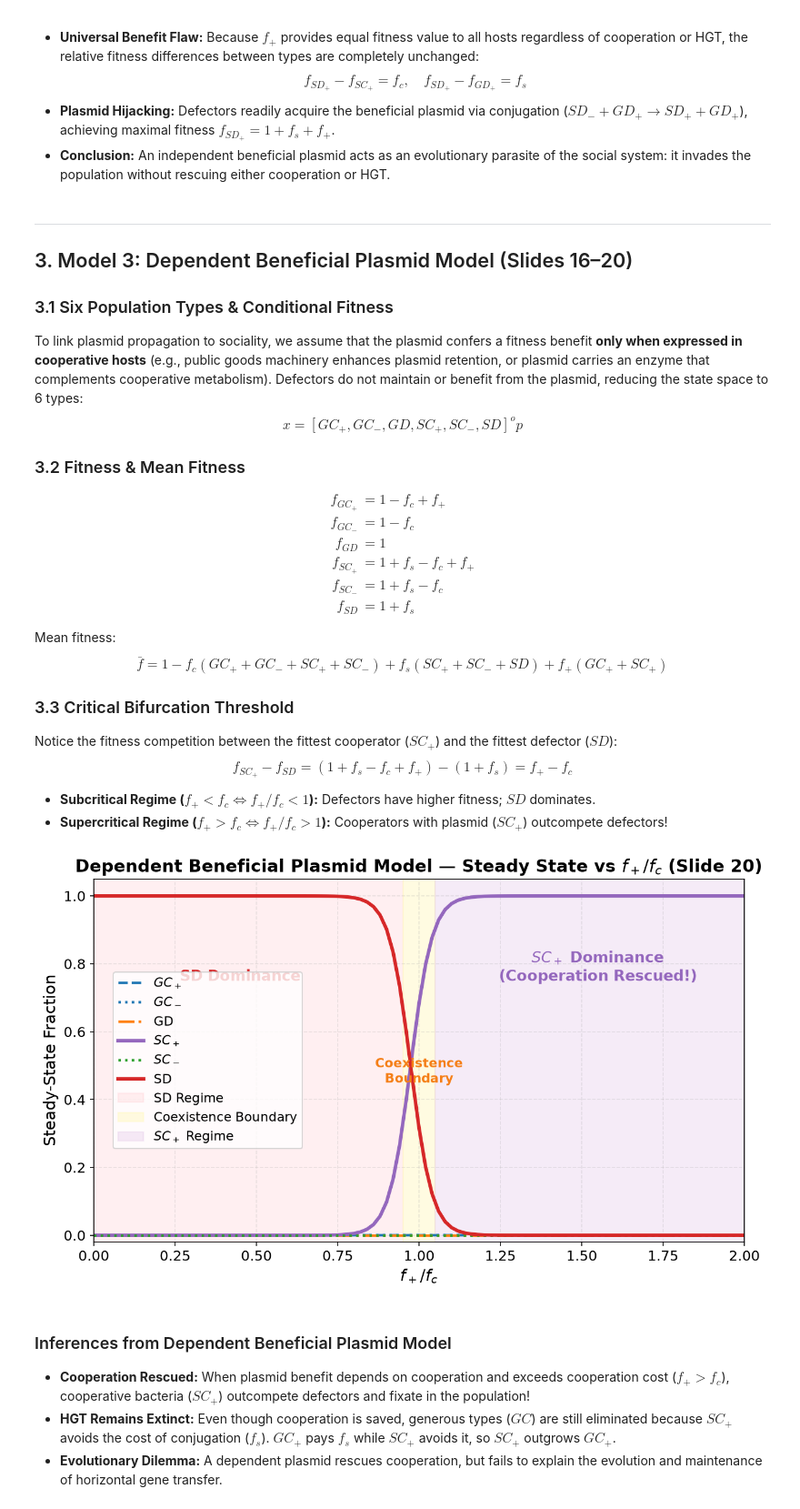
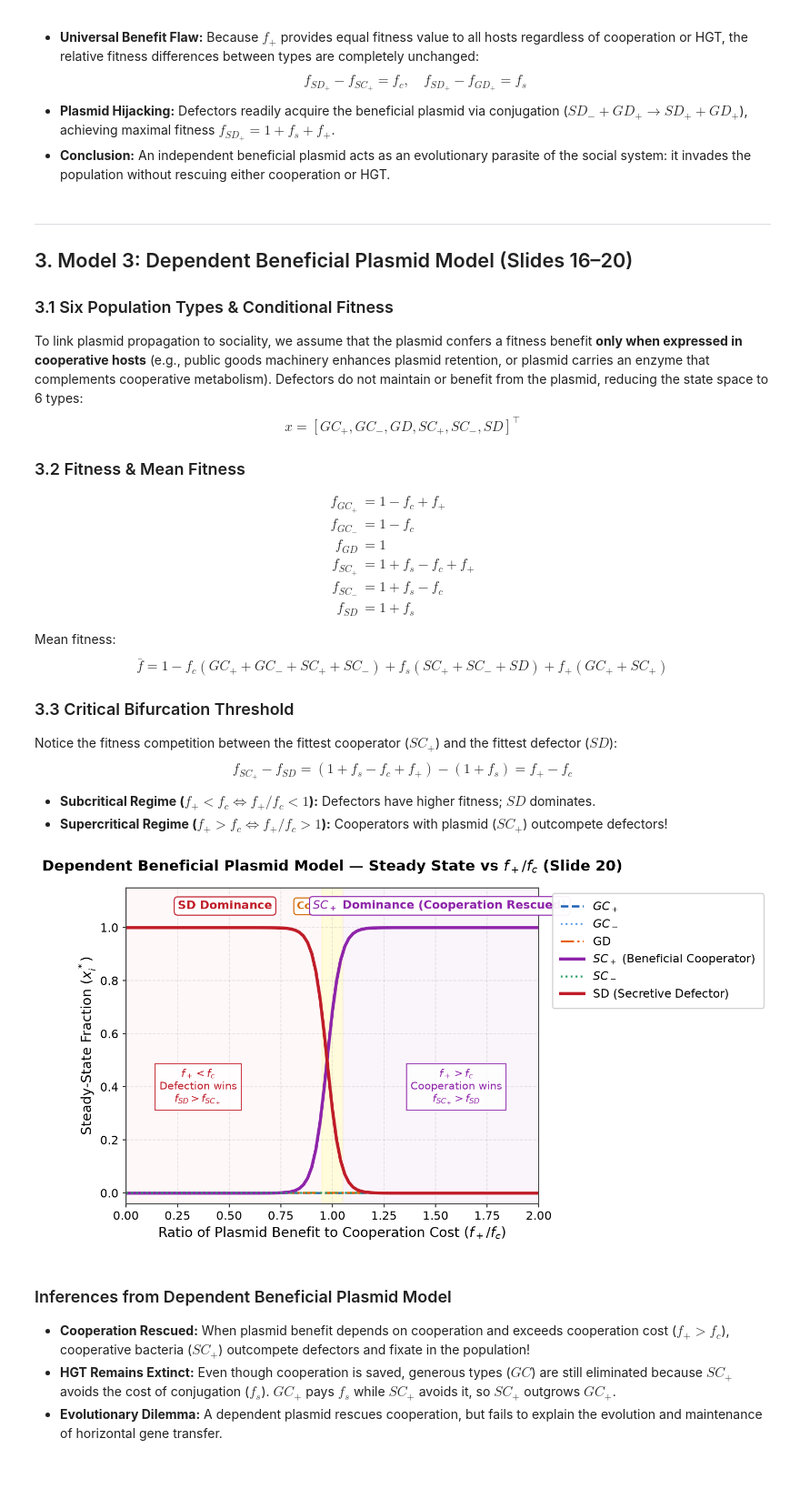
Before and after one commit to tshrayansh/To-Gossip-or-Not-To-Gossip, a Jupyter notebook: BEE26_To_Gossip_or_Not_To_Gossip.ipynb, the cells around one changed output. Shown at 91% size. Cells and saved outputs as stored; diff of their text form; code cells hidden in the pictures; blank space fills up the shorter version.

```diff
--- a/BEE26_To_Gossip_or_Not_To_Gossip.ipynb
+++ b/BEE26_To_Gossip_or_Not_To_Gossip.ipynb
@@ -303,7 +333,7 @@ plt.show()
 ### 3.1 Six Population Types & Conditional Fitness
 To link plasmid propagation to sociality, we assume that the plasmid confers a fitness benefit **only when expressed in cooperative hosts** (e.g., public goods machinery enhances plasmid retention, or plasmid carries an enzyme that complements cooperative metabolism).
 Defectors do not maintain or benefit from the plasmid, reducing the state space to 6 types:
-$$x = [GC_+, GC_-, GD, SC_+, SC_-, SD]^	op$$
+$$x = [GC_+, GC_-, GD, SC_+, SC_-, SD]^\top$$
 
 ### 3.2 Fitness & Mean Fitness
 $$\begin{aligned}
@@ -336,55 +366,75 @@ def dependent_plasmid_ode(t, y, alpha, fc, fs, fplus):
 
     f_bar = (1.0 - fc * (GC_p + GC_m + SC_p + SC_m)
              + fs * (SC_p + SC_m + SD)
              + fplus * (GC_p + SC_p))
 
     dGC_p = (f_GC_p - f_bar) * GC_p + alpha * (GC_p * GD + GC_p * GC_m)
     dGC_m = (f_GC_m - f_bar) * GC_m + alpha * (GC_m * GD + GC_m * SD - GC_p * GC_m)
     dGD   = (f_GD   - f_bar) * GD   - alpha * (GC_p * GD + GC_m * GD)
     dSC_p = (f_SC_p - f_bar) * SC_p + alpha * (GC_p * SD + SC_m * GC_p)
     dSC_m = (f_SC_m - f_bar) * SC_m - alpha * (SC_m * GC_p)
     dSD   = (f_SD   - f_bar) * SD   - alpha * (GC_p * SD + GC_m * SD)
 
     return [dGC_p, dGC_m, dGD, dSC_p, dSC_m, dSD]
 
-# 1. Parameter sweep vs f+ / fc (Slide 20)
+# Parameter sweep vs f+ / fc (Slide 20)
 ratios_fplus = np.linspace(0.0, 2.0, 101)
 y0_dep = [1/6.0] * 6
 dep_sweep = []
 for r in ratios_fplus:
     sol = spi.solve_ivp(dependent_plasmid_ode, (0, 150), y0_dep, args=(alpha, fc, fs, r * fc), method='RK45')
     final = np.maximum(0, sol.y[:, -1])
     dep_sweep.append(final / np.sum(final))
 dep_sweep = np.array(dep_sweep)
 
-# Plotting Dependent Plasmid Model
-fig, ax = plt.subplots(figsize=(9, 5.5))
-ax.plot(ratios_fplus, dep_sweep[:, 0], label="$GC_+$", color=COLOR_GC, linestyle="--")
-ax.plot(ratios_fplus, dep_sweep[:, 1], label="$GC_-$", color=COLOR_GC, linestyle=":")
-ax.plot(ratios_fplus, dep_sweep[:, 2], label="GD", color=COLOR_GD, linestyle="-.")
-ax.plot(ratios_fplus, dep_sweep[:, 3], label="$SC_+$", color=COLOR_SC_PLUS, linewidth=3)
-ax.plot(ratios_fplus, dep_sweep[:, 4], label="$SC_-$", color=COLOR_SC, linestyle=":")
-ax.plot(ratios_fplus, dep_sweep[:, 5], label="SD", color=COLOR_SD, linewidth=3)
+fig, ax = plt.subplots(figsize=(9.5, 5.4))
+ax.plot(ratios_fplus, dep_sweep[:, 0], label="$GC_+$", color=COLOR_GC, linestyle="--", linewidth=2.0)
+ax.plot(ratios_fplus, dep_sweep[:, 1], label="$GC_-$", color=COLOR_GC_MINUS, linestyle=":", linewidth=1.8)
+ax.plot(ratios_fplus, dep_sweep[:, 2], label="GD", color=COLOR_GD, linestyle="-.", linewidth=2.0)
+ax.plot(ratios_fplus, dep_sweep[:, 3], label="$SC_+$ (Beneficial Cooperator)", color=COLOR_SC_PLUS, linewidth=3.0)
+ax.plot(ratios_fplus, dep_sweep[:, 4], label="$SC_-$", color=COLOR_SC, linestyle=":", linewidth=1.8)
+ax.plot(ratios_fplus, dep_sweep[:, 5], label="SD (Secretive Defector)", color=COLOR_SD, linewidth=3.0)
 
-# Slide 20 Shaded Regions
-ax.axvspan(0.0, 0.95, color="#ffcdd2", alpha=0.3, label="SD Regime")
-ax.axvspan(0.95, 1.05, color="#fff9c4", alpha=0.5, label="Coexistence Boundary")
-ax.axvspan(1.05, 2.0, color="#e1bee7", alpha=0.3, label="$SC_+$ Regime")
+# Shaded background zones matching Slide 20
+ax.axvspan(0.0, 0.95, color=SHADE_SD, alpha=0.35)
+ax.axvspan(0.95, 1.05, color=SHADE_COEX, alpha=0.6)
+ax.axvspan(1.05, 2.0, color=SHADE_SC_PLUS, alpha=0.35)
 
-ax.set_title("Dependent Beneficial Plasmid Model — Steady State vs $f_+ / f_c$ (Slide 20)", fontweight="bold")
-ax.set_xlabel(r"$f_+ / f_c$")
-ax.set_ylabel("Steady-State Fraction")
+ax.set_title("Dependent Beneficial Plasmid Model — Steady State vs $f_+ / f_c$ (Slide 20)", pad=16)
+ax.set_xlabel(r"Ratio of Plasmid Benefit to Cooperation Cost ($f_+ / f_c$)")
+ax.set_ylabel("Steady-State Fraction ($x_i^*$)")
 ax.set_xlim(0.0, 2.0)
-ax.set_ylim(-0.02, 1.05)
-ax.text(0.45, 0.75, "SD Dominance", fontsize=13, fontweight="bold", color=COLOR_SD, ha="center")
-ax.text(1.0, 0.45, "Coexistence\nBoundary", fontsize=11, fontweight="bold", color="#f57f17", ha="center")
-ax.text(1.55, 0.75, "$SC_+$ Dominance\n(Cooperation Rescued!)", fontsize=13, fontweight="bold", color=COLOR_SC_PLUS, ha="center")
-ax.legend(loc="center left", bbox_to_anchor=(0.02, 0.5))
+ax.set_ylim(-0.04, 1.15)
+
+# Header banner strip
+ax.text(0.48, 1.07, "SD Dominance", fontsize=11, fontweight="bold", color=COLOR_SD, ha="center",
+        bbox=dict(boxstyle="round,pad=0.3", facecolor="white", edgecolor=COLOR_SD, linewidth=1.0))
+ax.text(1.0, 1.07, "Coexistence", fontsize=10, fontweight="bold", color="#d46b08", ha="center",
+        bbox=dict(boxstyle="round,pad=0.3", facecolor="white", edgecolor="#d46b08", linewidth=1.0))
+ax.text(1.52, 1.07, r"$SC_+$ Dominance (Cooperation Rescued)", fontsize=11, fontweight="bold", color=COLOR_SC_PLUS, ha="center",
+        bbox=dict(boxstyle="round,pad=0.3", facecolor="white", edgecolor=COLOR_SC_PLUS, linewidth=1.0))
+
+# Clear annotations in guaranteed empty lower-left and lower-right corners
+ax.text(0.35, 0.40,
+        r"$f_+ < f_c$" "\n"
+        "Defection wins\n"
+        r"$f_{SD} > f_{SC_+}$",
+        ha="center", va="center", fontsize=10, color=COLOR_SD,
+        bbox=dict(boxstyle="square,pad=0.4", facecolor="#ffffff", edgecolor=COLOR_SD, alpha=0.85))
+
+ax.text(1.60, 0.40,
+        r"$f_+ > f_c$" "\n"
+        "Cooperation wins\n"
+        r"$f_{SC_+} > f_{SD}$",
+        ha="center", va="center", fontsize=10, color=COLOR_SC_PLUS,
+        bbox=dict(boxstyle="square,pad=0.4", facecolor="#ffffff", edgecolor=COLOR_SC_PLUS, alpha=0.85))
+
+ax.legend(bbox_to_anchor=(1.02, 1.0), loc="upper left", framealpha=0.95, borderpad=0.7, edgecolor="#cccccc")
 
 plt.tight_layout()
 plt.show()
 # %% [output]
-[figure, old version]
+[figure, new version]
 # %% [markdown]
 ### Inferences from Dependent Beneficial Plasmid Model
 - **Cooperation Rescued:** When plasmid benefit depends on cooperation and exceeds cooperation cost ($f_+ > f_c$), cooperative bacteria ($SC_+$) outcompete defectors and fixate in the population!
```
Also changed, not shown: parts of 9 cells of this notebook, 13 other files.
